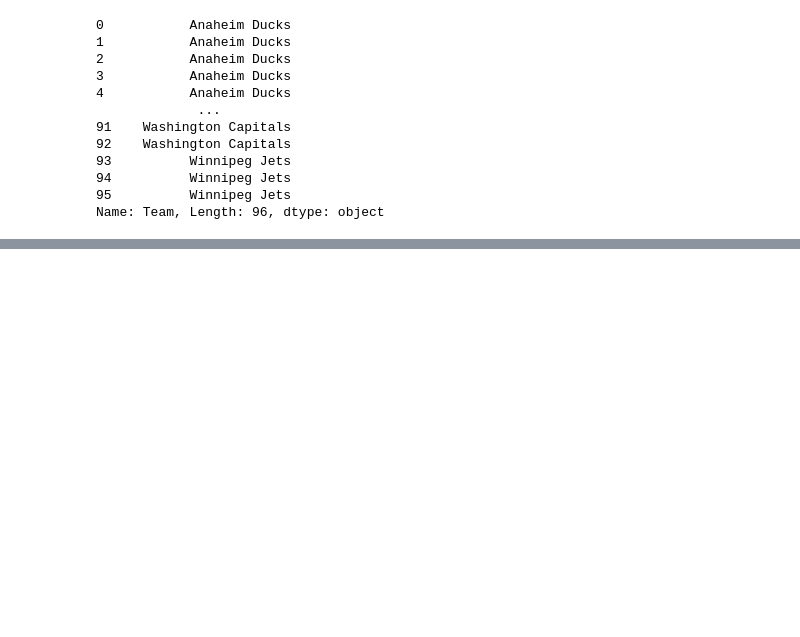
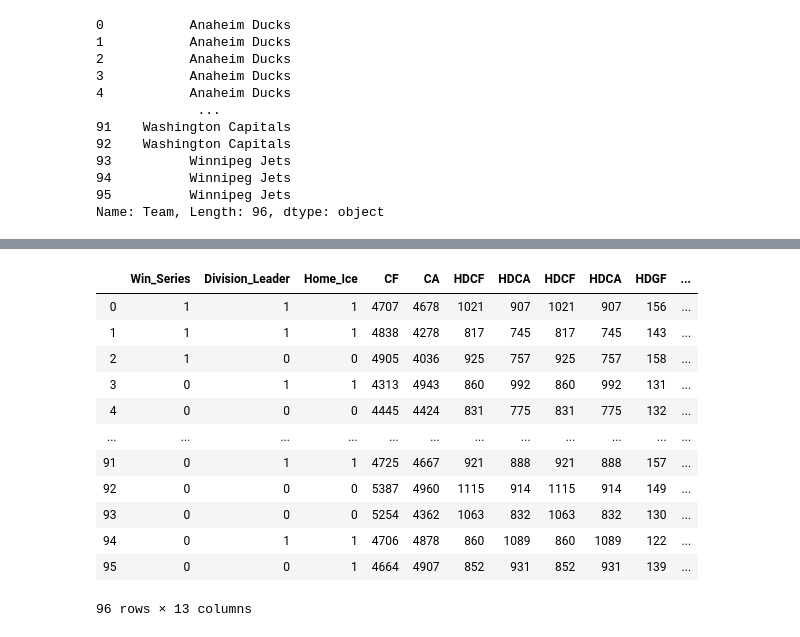
Before and after one commit to Peyton-Smith/SAL384-Final-Project, a Jupyter notebook: SAL384_Final_Project_Primerano_Smith.ipynb, the cells around one changed output, grey strips where cells are left out. Cells and saved outputs as stored; diff of their text form; code cells hidden in the pictures; blank space fills up the shorter version.

Commit message:
Final Regression and Visualizations Added

```diff
--- a/SAL384_Final_Project_Primerano_Smith.ipynb
+++ b/SAL384_Final_Project_Primerano_Smith.ipynb
@@ -221,0 +249,19 @@ Logit Regression Results
+# %%
+#Create new data frame with variables from the regressions
+regression_data = nhl_2014_2019[['Win_Series','Division_Leader','Home_Ice','CF','CA','HDCF','HDCA',
+                                 'HDCF','HDCA','HDGF','HDGA','xGF','xGA']]
+regression_data
+# %% [output]
+|  | Win_Series | Division_Leader | Home_Ice | CF | CA | HDCF | HDCA | HDCF | HDCA | HDGF | ... |
+| 0 | 1 | 1 | 1 | 4707 | 4678 | 1021 | 907 | 1021 | 907 | 156 | ... |
+| 1 | 1 | 1 | 1 | 4838 | 4278 | 817 | 745 | 817 | 745 | 143 | ... |
+| 2 | 1 | 0 | 0 | 4905 | 4036 | 925 | 757 | 925 | 757 | 158 | ... |
+| 3 | 0 | 1 | 1 | 4313 | 4943 | 860 | 992 | 860 | 992 | 131 | ... |
+| 4 | 0 | 0 | 0 | 4445 | 4424 | 831 | 775 | 831 | 775 | 132 | ... |
+| ... | ... | ... | ... | ... | ... | ... | ... | ... | ... | ... | ... |
+| 91 | 0 | 1 | 1 | 4725 | 4667 | 921 | 888 | 921 | 888 | 157 | ... |
+| 92 | 0 | 0 | 0 | 5387 | 4960 | 1115 | 914 | 1115 | 914 | 149 | ... |
+| 93 | 0 | 0 | 0 | 5254 | 4362 | 1063 | 832 | 1063 | 832 | 130 | ... |
+| 94 | 0 | 1 | 1 | 4706 | 4878 | 860 | 1089 | 860 | 1089 | 122 | ... |
+| 95 | 0 | 0 | 1 | 4664 | 4907 | 852 | 931 | 852 | 931 | 139 | ... |
+96 rows × 13 columns
```
Also changed, not shown: parts of 9 cells of this notebook, 8 other files.
